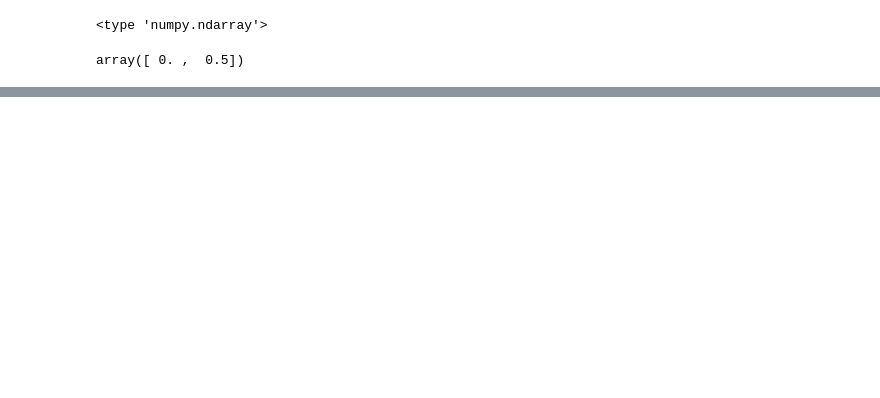
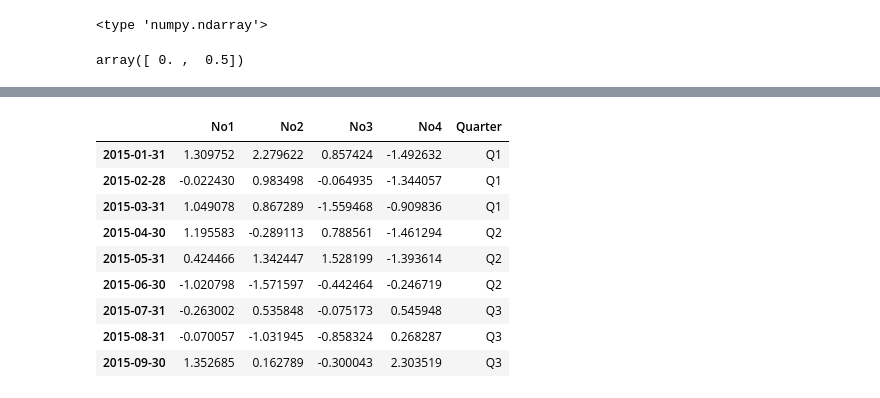
Before and after one commit to bjd1111/Finance, a Jupyter notebook: python spring/lecture2.ipynb, the cells around one changed output, grey strips where cells are left out. Drawn from its saved outputs; the diff is of its cells as text; code cells hidden in the pictures; blank space fills up the shorter version.

```diff
--- a/python spring/lecture2.ipynb
+++ b/python spring/lecture2.ipynb
@@ -705,0 +998,15 @@ Wall time: 116 ms
+# %%
+##Group By Operations
+df['Quarter'] = ['Q1', 'Q1', 'Q1', 'Q2', 'Q2', 'Q2', 'Q3', 'Q3', 'Q3']
+df
+# %% [output]
+|  | No1 | No2 | No3 | No4 | Quarter |
+| 2015-01-31 | 1.309752 | 2.279622 | 0.857424 | -1.492632 | Q1 |
+| 2015-02-28 | -0.022430 | 0.983498 | -0.064935 | -1.344057 | Q1 |
+| 2015-03-31 | 1.049078 | 0.867289 | -1.559468 | -0.909836 | Q1 |
+| 2015-04-30 | 1.195583 | -0.289113 | 0.788561 | -1.461294 | Q2 |
+| 2015-05-31 | 0.424466 | 1.342447 | 1.528199 | -1.393614 | Q2 |
+| 2015-06-30 | -1.020798 | -1.571597 | -0.442464 | -0.246719 | Q2 |
+| 2015-07-31 | -0.263002 | 0.535848 | -0.075173 | 0.545948 | Q3 |
+| 2015-08-31 | -0.070057 | -1.031945 | -0.858324 | 0.268287 | Q3 |
+| 2015-09-30 | 1.352685 | 0.162789 | -0.300043 | 2.303519 | Q3 |
```
Also changed, not shown: parts of 118 cells of this notebook.
